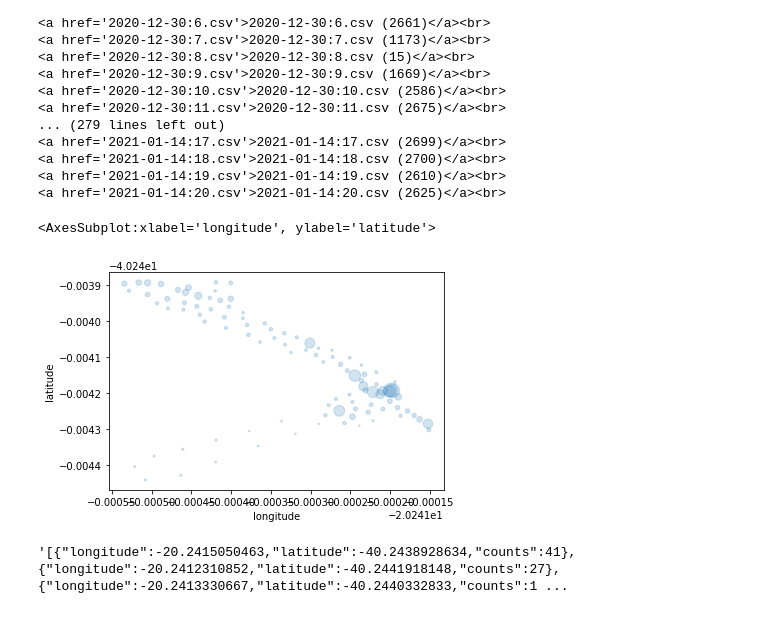
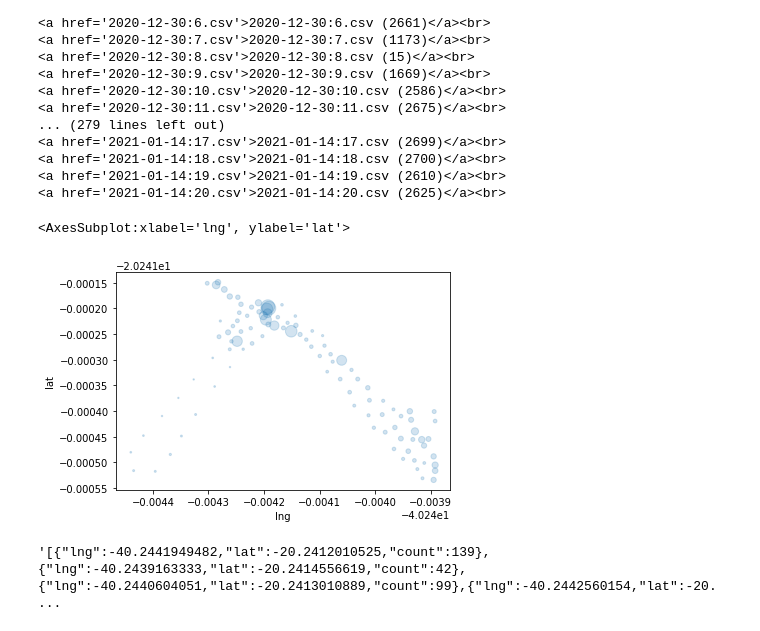
Before and after one commit to fboldt/website, a Jupyter notebook: tries.ipynb, the cells around one changed output. Saved outputs shown, nothing was run; the diff lists cells and outputs as text; code cells hidden in the pictures.

```diff
--- a/tries.ipynb
+++ b/tries.ipynb
@@ -58,28 +58,28 @@ df = pd.read_csv("static/" + filename)
 # %%
 import numpy as np
 
-latlng = df[['metadata.lat','metadata.lng']] #.sample(n=10000)
+lnglat = df[['metadata.lng','metadata.lat']] #.sample(n=10000)
 
 # latlng.plot.scatter(x='metadata.lng',y='metadata.lat', alpha=0.01)
 
-X = latlng.to_numpy()
+X = lnglat.to_numpy()
 # %%
 from sklearn.cluster import KMeans
 kmeans = KMeans(100)
 y_pred = kmeans.fit_predict(X)
 # kmeans.cluster_centers_
 # %%
-unique, counts = np.unique(y_pred, return_counts=True)
+unique, count = np.unique(y_pred, return_counts=True)
 distribution = counts/sum(counts)
 # distribution
 # %%
-df = pd.DataFrame(kmeans.cluster_centers_, columns=['longitude','latitude'])
-df['counts'] = counts
-df.plot(kind="scatter", x="longitude", y="latitude", s="counts", alpha=0.2)
+df = pd.DataFrame(kmeans.cluster_centers_, columns=['lng','lat'])
+df['count'] = count
+df.plot(kind="scatter", x="lng", y="lat", s="count", alpha=0.2)
 # %% [output]
-<AxesSubplot:xlabel='longitude', ylabel='latitude'>
+<AxesSubplot:xlabel='lng', ylabel='lat'>
-[figure, old version]
+[figure, new version]
 # %%
 df.to_json(orient='records')
 # %% [output]
-'[{"longitude":-20.2415050463,"latitude":-40.2438928634,"counts":41},{"longitude":-20.2412310852,"latitude":-40.2441918148,"counts":27},{"longitude":-20.2413330667,"latitude":-40.2440332833,"counts":1 ...
+'[{"lng":-40.2441949482,"lat":-20.2412010525,"count":139},{"lng":-40.2439163333,"lat":-20.2414556619,"count":42},{"lng":-40.2440604051,"lat":-20.2413010889,"count":99},{"lng":-40.2442560154,"lat":-20. ...
```
Also changed, not shown: 2 other files.
